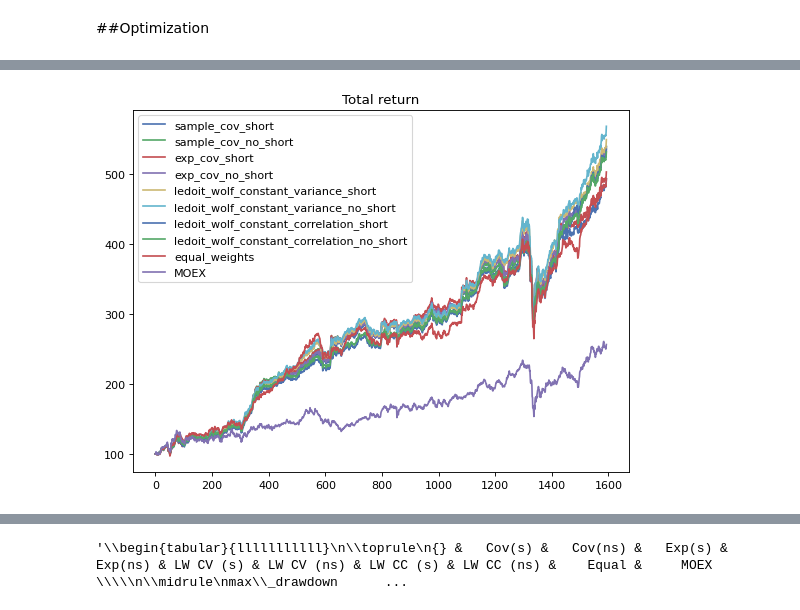
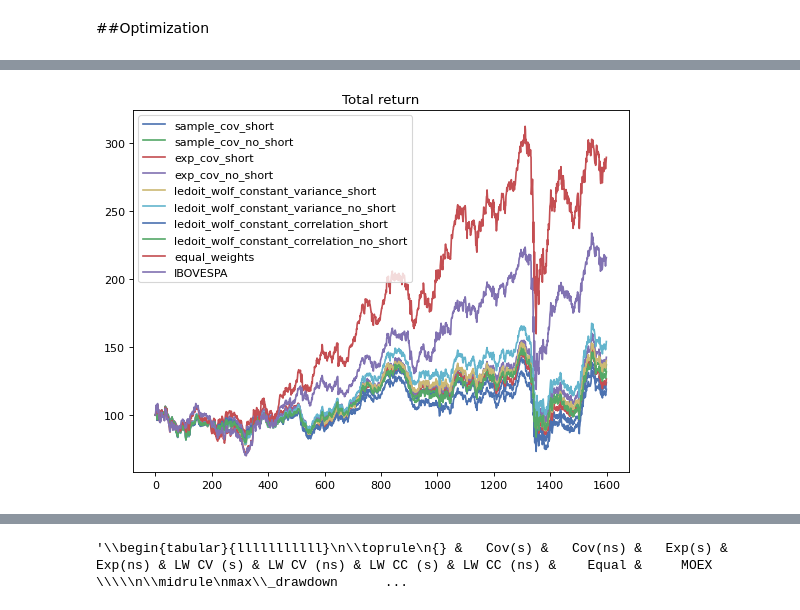
Before and after one commit to ontenkutsenko/Portfolio-optimization, a Jupyter notebook: Portfolio construction.ipynb, the cells around one changed output, grey strips where cells are left out. Saved outputs shown, nothing was run; the diff lists cells and outputs as text; code cells hidden in the pictures.

```diff
--- a/Portfolio construction.ipynb
+++ b/Portfolio construction.ipynb
@@ -346,6 +318,3 @@ plt.show()
 stats.kurtosis(x)
 # %% [output]
 17.12115993388064
-# %%
-mu = expected_returns.return_model(russian_market[russian_market.columns[0]], method="mean_historical_return")
-mu
@@ -578,7 +531,7 @@ import pandas as pd
 #https://github.com/ontenkutsenko/Portfolio-optimization/blob/main/german_market_dax.csv
 #https://github.com/ontenkutsenko/Portfolio-optimization/blob/main/german_market_mdax.csv
 #https://github.com/ontenkutsenko/Portfolio-optimization/blob/main/russian_market.csv
-url = 'https://github.com/ontenkutsenko/Portfolio-optimization/blob/main/russian_market.csv?raw=true'
+url = 'https://github.com/ontenkutsenko/Portfolio-optimization/blob/main/brazilian_market.csv?raw=true'
 rus = pd.read_csv(url,index_col=0)
 rus.head()
 # %% [output]
@@ -592,7 +545,7 @@ rus.head()
 # %%
 window = 126
 return_method = return_methods[0]
-market_index = 'MOEX'
+market_index = 'IBOVESPA'
 num_assets = 10
 market = rus.drop(market_index, axis=1).iloc[:, : num_assets]
 hp = 63
@@ -628,34 +581,34 @@ equal_weights = pd.DataFrame(np.ones(market_weights.shape)*1/market.shape[1],
 index_weights = pd.DataFrame(np.ones(market_weights.shape[0])*1,
                              index = market_weights.index, columns=[market_index])
 mo = rus[market_index]
 # ret_eq =  returns(equal_weights, market, holding_period = hp)[0]
 # ret_ind = returns(index_weights, mo, holding_period = hp)[0]
 ret_eq =  real_returns(ind,equal_weights, market).values *100
 ret_ind =  real_returns(ind,index_weights, mo).values *100
 all_ret['equal_weights'] = [equal_weights, ret_eq, ind,
                             np.append(np.array(100),((ret_eq+100)/100).cumprod()*100),
                             max_drawdown(np.append(np.array(100),((ret_eq+100)/100).cumprod()*100)),
                             total_return(np.append(np.array(100),((ret_eq+100)/100).cumprod()*100)),
                             total_volatility(ret_eq),
                             np.nan]
 all_ret[market_index] = [index_weights, ret_ind, ind,
                             np.append(np.array(100),((ret_ind+100)/100).cumprod()*100),
                             max_drawdown(np.append(np.array(100),((ret_ind+100)/100).cumprod()*100)),
                             total_return(np.append(np.array(100),((ret_ind+100)/100).cumprod()*100)),
                             total_volatility(ret_ind),
                             np.nan]
 
 clear_output(wait=True)
 
 fig = plt.figure(num=None, figsize=(8, 6), dpi=80, facecolor='w', edgecolor='k')
 for i in all_ret.keys():
   a = all_ret[i][3]
   plt.plot(a, label =i)
 plt.title('Total return')
 plt.legend()
 plt.show()
 # %% [output]
-[figure, old version]
+[figure, new version]
 # %%
 import plotly.graph_objects as go
 # fig = plt.figure(num=None, figsize=(8, 6), dpi=80, facecolor='w', edgecolor='k')
```
Also changed, not shown: parts of 17 cells of this notebook.
